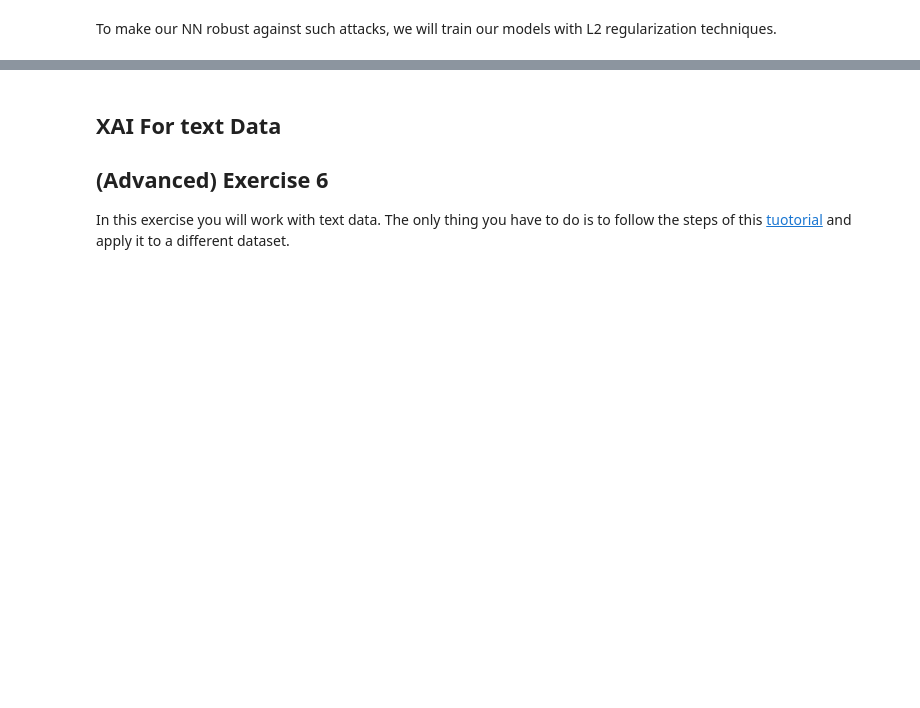
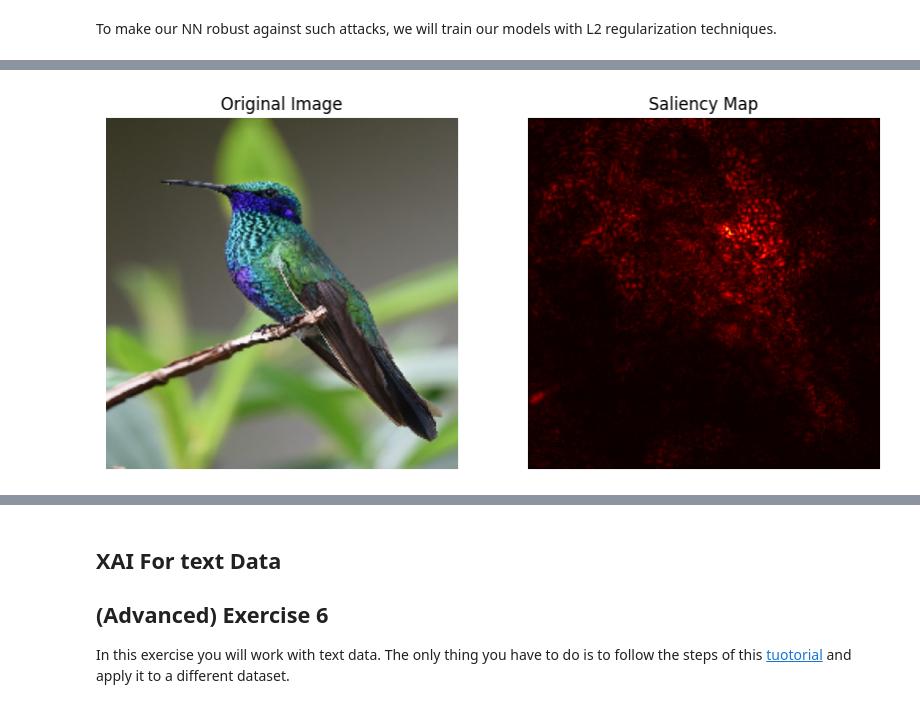
Before and after one commit to Wan-Razaq/Expainable-AI, a Jupyter notebook: 2024_Lecture_3_XAI.ipynb, the cells around one changed output, grey strips where cells are left out. Cells and saved outputs as stored; diff of their text form; code cells hidden in the pictures; blank space fills up the shorter version.

```diff
--- a/2024_Lecture_3_XAI.ipynb
+++ b/2024_Lecture_3_XAI.ipynb
@@ -199,0 +193,71 @@ Compare the results. Some points to look for are:
+# %%
+# Saliency Map
+
+from tensorflow.keras.preprocessing import image
+from tensorflow.keras.applications.vgg16 import preprocess_input
+import numpy as np
+
+# Load and preprocess the input image
+img_path = "Input-Image-Pixel-Attribution/hummingbird.jpeg"
+img = image.load_img(img_path, target_size=(224, 224))
+x = image.img_to_array(img)
+x = np.expand_dims(x, axis=0)
+x = preprocess_input(x)
+
+# Load the pre-trained VGG16 model
+model = VGG16(weights='imagenet')
+
+# Convert to TensorFlow tensor
+x = tf.convert_to_tensor(x)
+# %%
+def compute_saliency_map(model, img_path):
+    # Load and preprocess the input image
+    img = image.load_img(img_path, target_size=(224, 224))
+    x = image.img_to_array(img)
+    x = np.expand_dims(x, axis=0)
+    x = preprocess_input(x)
+
+    # Convert to TensorFlow tensor
+    x = tf.convert_to_tensor(x)
+
+    # Forward pass: Get the model's prediction
+    preds = model.predict(x)
+    predicted_class = np.argmax(preds[0])
+
+    # Compute gradients: Gradient of the predicted class score with respect to the input image
+    with tf.GradientTape() as tape:
+        tape.watch(x)
+        predictions = model(x)
+        class_score = predictions[0][predicted_class]
+
+    grads = tape.gradient(class_score, x)
+    saliency = tf.reduce_max(tf.abs(grads), axis=-1).numpy()[0] # absolute value of the gradient
+
+    # Normalize the saliency map, range [0,1]
+    saliency = (saliency - np.min(saliency)) / (np.max(saliency) - np.min(saliency))
+
+    return x, saliency
+
+# Compute saliency map
+x, saliency_map = compute_saliency_map(model, img_path)
+print("Saliency map computed successfully.")
+
+# Compute saliency map
+x, saliency_map = compute_saliency_map(model, img_path)
+print("Saliency map computed successfully.")
+
+# Display the original image and the saliency map
+plt.figure(figsize=(10, 5))
+
+plt.subplot(1, 2, 1)
+plt.imshow(image.load_img(img_path, target_size=(224, 224)))
+plt.title('Original Image')
+plt.axis('off')
+
+plt.subplot(1, 2, 2)
+plt.imshow(saliency_map, cmap='hot')
+plt.title('Saliency Map')
+plt.axis('off')
+
+plt.show()
+# %% [output]
@@ -199,0 +268 @@ Compare the results. Some points to look for are:
+[figure, added]
```
Also changed, not shown: parts of 11 cells of this notebook, 4 other files.
